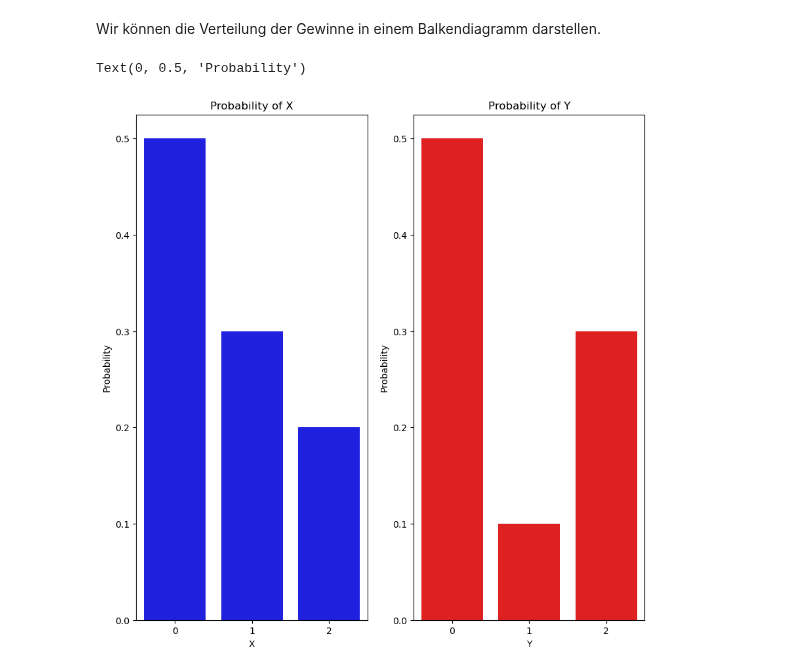
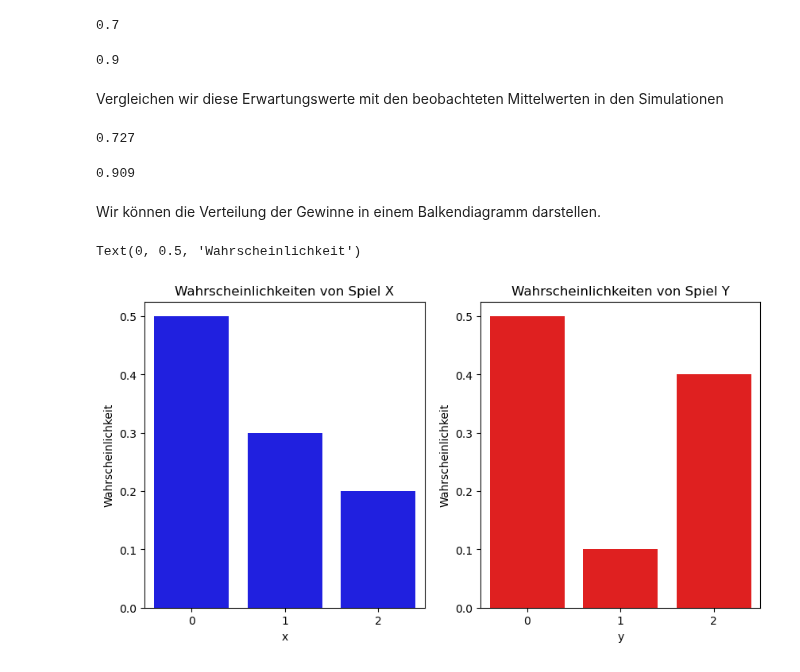
Before and after one commit to febse/econ2024-de, a Jupyter notebook: 02-Review/02-Probability.ipynb, the cells around one changed output. Drawn from its saved outputs; the diff is of its cells as text; code cells hidden in the pictures.

```diff
--- a/02-Review/02-Probability.ipynb
+++ b/02-Review/02-Probability.ipynb
@@ -77,10 +58,12 @@ games = pd.DataFrame({
     'x': [0, 1, 2],
     "p_x": [0.5, 0.3, 0.2],
     'y': [0, 1, 2],
-    "p_y": [0.5, 0.1, 0.3]
+    "p_y": [0.5, 0.1, 0.4]
 })
 
-# games.style.hide_index()
-from IPython.display import Markdown
-Markdown(games.to_markdown(index=False))
+# # games.style.hide_index()
+# from IPython.display import Markdown
+# Markdown(games.to_markdown(index=False))
+
+games
 # %% [output]
@@ -92,17 +135,39 @@ Markdown(games.to_markdown(index=False))
+# %%
+# Der Erwartungswert von X
+
+E_X = np.sum(games["x"] * games["p_x"])
+E_X
+# %% [output]
+0.7
+# %%
+E_Y = np.sum(games["y"] * games["p_y"])
+E_Y
+# %% [output]
+0.9
+# %% [markdown]
+Vergleichen wir diese Erwartungswerte mit den beobachteten Mittelwerten in den Simulationen
+# %%
+np.mean(x)
+# %% [output]
+0.727
+# %%
+np.mean(y)
+# %% [output]
+0.909
 # %% [markdown]
 Wir können die Verteilung der Gewinne in einem Balkendiagramm darstellen.
 # %%
-fig, ax = plt.subplots(nrows=1, ncols=2, figsize=(10, 10))
+fig, ax = plt.subplots(nrows=1, ncols=2, figsize=(10, 5))
 
 sns.barplot(data=games, x="x", y="p_x", color='blue', ax = ax[0])
-ax[0].set_title('Probability of X')
-ax[0].set_xlabel('X')
-ax[0].set_ylabel('Probability')
+ax[0].set_title('Wahrscheinlichkeiten von Spiel X')
+ax[0].set_xlabel('x')
+ax[0].set_ylabel('Wahrscheinlichkeit')
 
 sns.barplot(data=games, x="y", y="p_y", color='red', ax = ax[1])
-ax[1].set_title('Probability of Y')
-ax[1].set_xlabel('Y')
-ax[1].set_ylabel('Probability')
+ax[1].set_title('Wahrscheinlichkeiten von Spiel Y')
+ax[1].set_xlabel('y')
+ax[1].set_ylabel('Wahrscheinlichkeit')
 # %% [output]
-Text(0, 0.5, 'Probability')
+Text(0, 0.5, 'Wahrscheinlichkeit')
-[figure, old version]
+[figure, new version]
```
Also changed, not shown: parts of 46 cells of this notebook, 2 other files.
